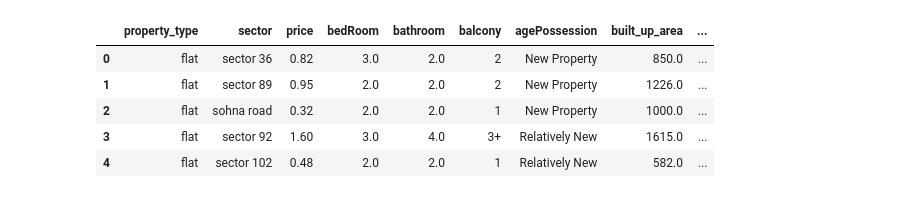
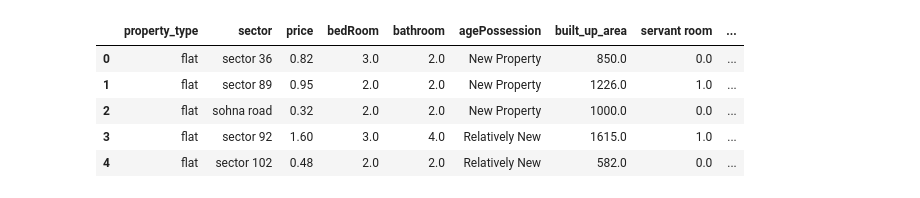
Before and after one commit to netra212/House-Price-Predictions, a Jupyter notebook: notebooks/Building_Insight_Module.ipynb, the cells around one changed output. Saved outputs shown, nothing was run; the diff lists cells and outputs as text; code cells hidden in the pictures.

```diff
--- a/notebooks/Building_Insight_Module.ipynb
+++ b/notebooks/Building_Insight_Module.ipynb
@@ -4,10 +15,10 @@ import pandas as pd
 # %%
-df = pd.read_csv("/Users/netrakc/Desktop/House-Price-Predictions/data/gurgaon_properties_post_feature_selection_v2.csv")
+df = pd.read_csv('../data/gurgaon_properties_post_feature_selection_v2.csv').drop(columns=['store room','floor_category','balcony'])
 df.head()
 # %% [output]
-|  | property_type | sector | price | bedRoom | bathroom | balcony | agePossession | built_up_area | ... |
-| 0 | flat | sector 36 | 0.82 | 3.0 | 2.0 | 2 | New Property | 850.0 | ... |
-| 1 | flat | sector 89 | 0.95 | 2.0 | 2.0 | 2 | New Property | 1226.0 | ... |
-| 2 | flat | sohna road | 0.32 | 2.0 | 2.0 | 1 | New Property | 1000.0 | ... |
-| 3 | flat | sector 92 | 1.60 | 3.0 | 4.0 | 3+ | Relatively New | 1615.0 | ... |
-| 4 | flat | sector 102 | 0.48 | 2.0 | 2.0 | 1 | Relatively New | 582.0 | ... |
+|  | property_type | sector | price | bedRoom | bathroom | agePossession | built_up_area | servant room | ... |
+| 0 | flat | sector 36 | 0.82 | 3.0 | 2.0 | New Property | 850.0 | 0.0 | ... |
+| 1 | flat | sector 89 | 0.95 | 2.0 | 2.0 | New Property | 1226.0 | 1.0 | ... |
+| 2 | flat | sohna road | 0.32 | 2.0 | 2.0 | New Property | 1000.0 | 0.0 | ... |
+| 3 | flat | sector 92 | 1.60 | 3.0 | 4.0 | Relatively New | 1615.0 | 1.0 | ... |
+| 4 | flat | sector 102 | 0.48 | 2.0 | 2.0 | Relatively New | 582.0 | 0.0 | ... |
```
Also changed, not shown: parts of 26 cells of this notebook.
